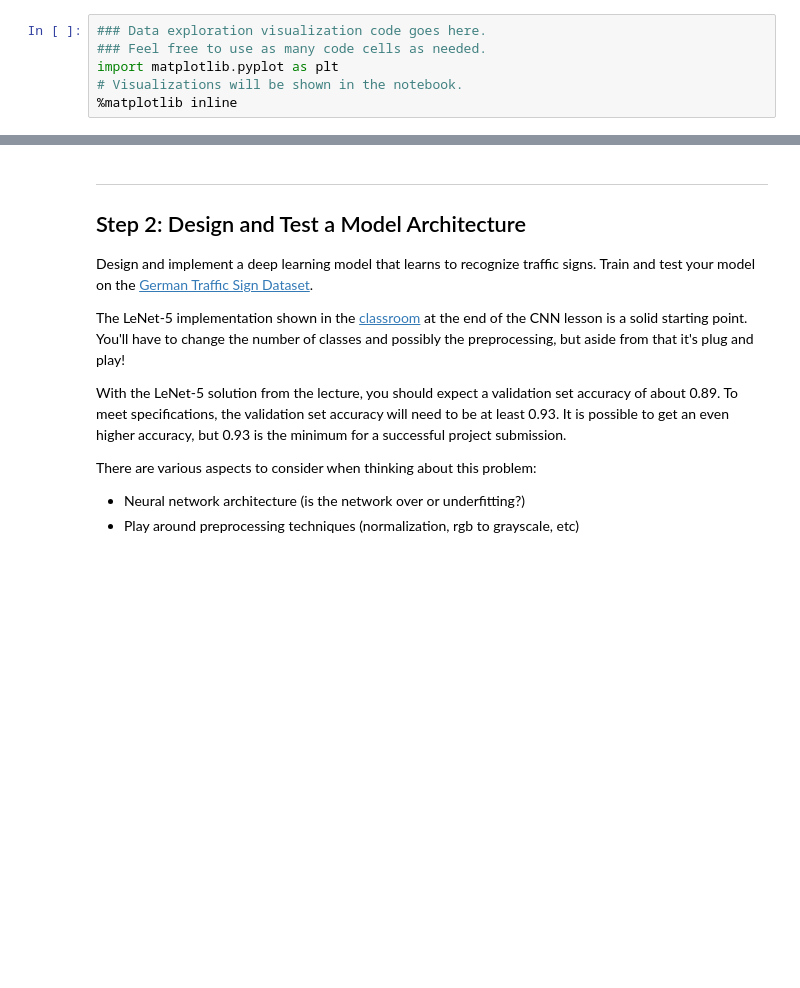
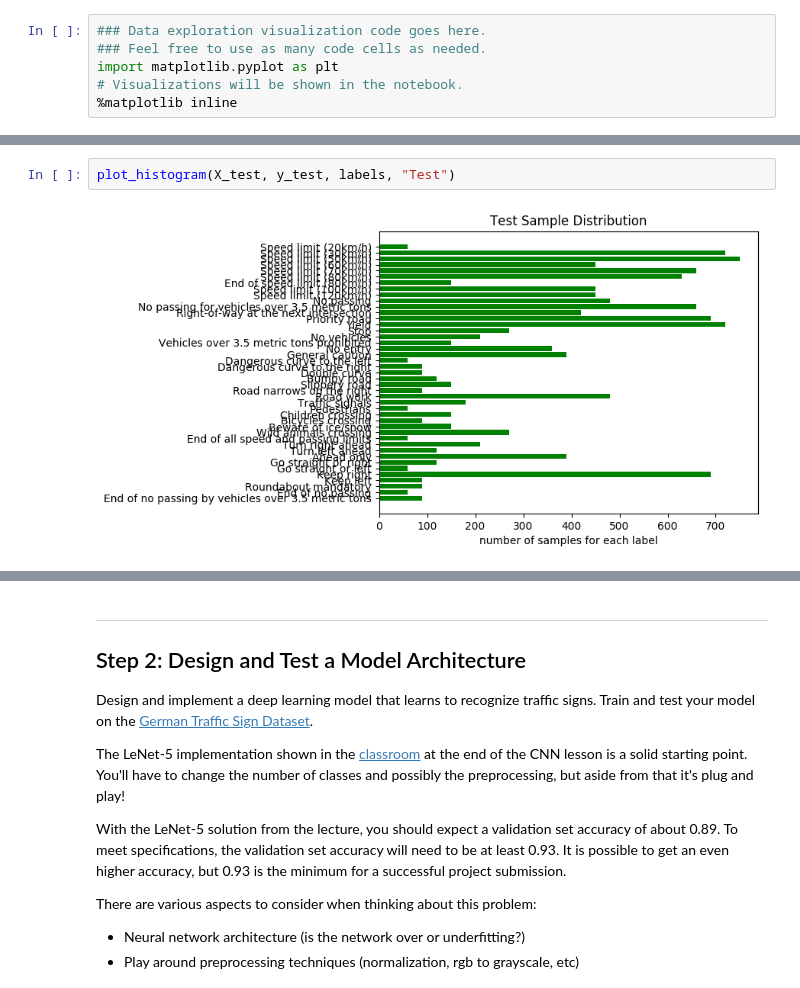
Before and after one commit to penny4860/CarND-P2-Classifier, a Jupyter notebook: Traffic_Sign_Classifier.ipynb, the cells around one changed output, grey strips where cells are left out. Drawn from its saved outputs; the diff is of its cells as text; blank space fills up the shorter version.

```diff
--- a/Traffic_Sign_Classifier.ipynb
+++ b/Traffic_Sign_Classifier.ipynb
@@ -164,0 +148,4 @@ array([41, 41, 41, 41, 41, 41, 41, 41, 41, 41, 41, 41, 41, 41, 41, 41, 41,
+# %%
+plot_histogram(X_test, y_test, labels, "Test")
+# %% [output]
+[figure, added]
```
Also changed, not shown: parts of 12 cells of this notebook.
